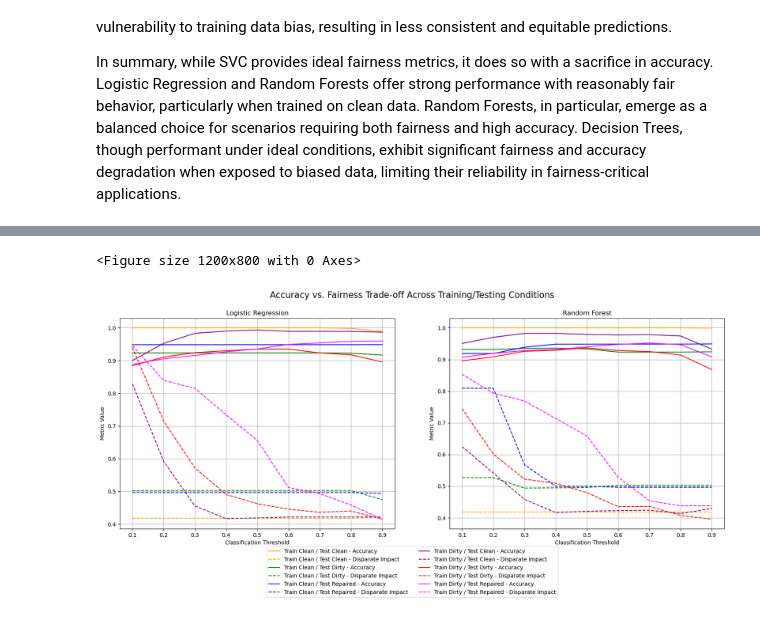
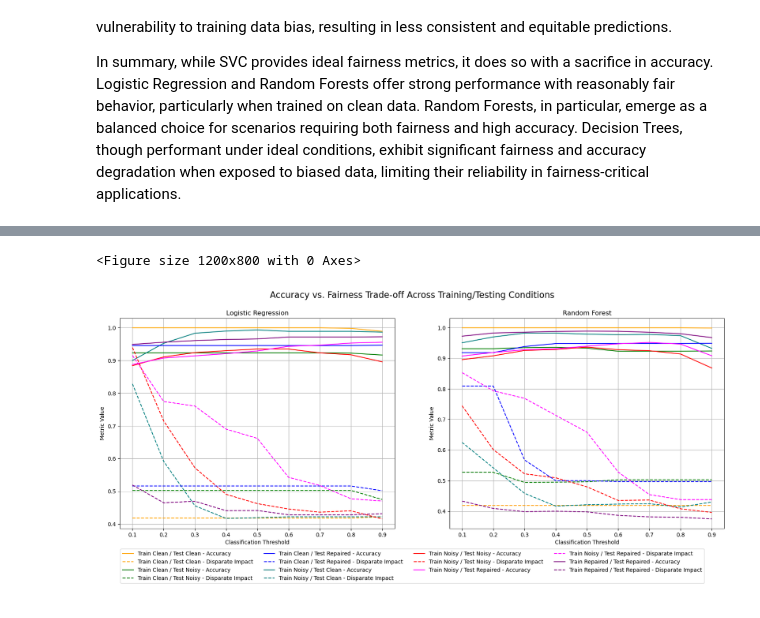
Before and after one commit to michelle-qiu/cs-590-fairness, a Jupyter notebook: pums_ML_updated_analysis.ipynb, the cells around one changed output, grey strips where cells are left out. Cells and saved outputs as stored; diff of their text form; code cells hidden in the pictures.

Commit message:
changed graphs and added repaired

```diff
--- a/pums_ML_updated_analysis.ipynb
+++ b/pums_ML_updated_analysis.ipynb
@@ -72,7 +88,7 @@ def prepare_data(df, is_clean=True, is_repair=False):
 X_train_clean, X_test_clean, y_train_clean, y_test_clean, s_train_clean, s_test_clean = prepare_data(clean_df, is_clean=True)
 X_train_dirty, X_test_dirty, y_train_dirty, y_test_dirty, s_train_dirty, s_test_dirty = prepare_data(dirty_df, is_clean=False)
 
-X_repaired, y_repaired, s_repaired = prepare_data(repaired_df, is_clean=False, is_repair=True)
+X_train_repaired, X_test_repaired, y_train_repaired, y_test_repaired, s_train_repaired, s_test_repaired = prepare_data(repaired_df, is_clean=False)
 # X_repaired, y_repaired, s_repaired = prepare_data(repaired_df, is_clean=False, is_repair=True)
 # %%
 # X_train_clean_c = X_train_clean_c.drop("RAC1P", axis=1)
@@ -265,8 +287,13 @@ y_pred_tree_train_dirty_test_clean = tree_train_dirty.predict(X_test_clean)
 y_pred_tree_train_dirty_test_dirty = tree_train_dirty.predict(X_test_dirty)
 
 #repaired below
-y_pred_tree_train_clean_test_repaired = tree_train_clean.predict(X_repaired)
-y_pred_tree_train_dirty_test_repaired = tree_train_dirty.predict(X_repaired)
+y_pred_tree_train_clean_test_repaired = tree_train_clean.predict(X_test_repaired)
+y_pred_tree_train_dirty_test_repaired = tree_train_dirty.predict(X_test_repaired)
+
+#adding repaired/repaired
+tree_train_repaired = DecisionTreeClassifier(random_state=42)
+tree_train_repaired.fit(X_train_repaired, y_train_repaired)
+y_pred_tree_train_repaired_test_repaired = tree_train_repaired.predict(X_test_repaired)
 # %%
 # rf_train_clean = RandomForestClassifier(random_state=42)
 # rf_train_clean.fit(X_train_clean_c, y_train_clean_c)
@@ -293,8 +320,13 @@ y_pred_rf_train_dirty_test_clean = rf_train_dirty.predict(X_test_clean)
 y_pred_rf_train_dirty_test_dirty = rf_train_dirty.predict(X_test_dirty)
 
 #repaired below
-y_pred_rf_train_clean_test_repaired = rf_train_clean.predict(X_repaired)
-y_pred_rf_train_dirty_test_repaired = rf_train_dirty.predict(X_repaired)
+y_pred_rf_train_clean_test_repaired = rf_train_clean.predict(X_test_repaired)
+y_pred_rf_train_dirty_test_repaired = rf_train_dirty.predict(X_test_repaired)
+
+#adding repaired/repaired
+rf_train_repaired = RandomForestClassifier(random_state=42)
+rf_train_repaired.fit(X_train_repaired, y_train_repaired)
+y_pred_rf_train_repaired_test_repaired = rf_train_repaired.predict(X_test_repaired)
 # %%
 # svm_train_clean = SVC(kernel="linear", max_iter=10000, random_state=42)
 # svm_train_clean.fit(X_train_clean_c, y_train_clean_c)
@@ -640,15 +730,16 @@ def fairness_by_threshold(model, X_test, y_test, sensitive_attr, thresholds=None
 
     return results
 
-def plotThresholds(model_name, model_train_clean, model_train_dirty, X_test_clean, y_test_clean, s_test_clean, X_test_dirty, y_test_dirty, s_test_dirty, X_repaired, y_repaired, s_repaired, ax ):
+def plotThresholds(model_name, model_train_clean, model_train_dirty, model_train_repaired, X_test_clean, y_test_clean, s_test_clean, X_test_dirty, y_test_dirty, s_test_dirty, X_test_repaired, y_test_repaired, s_test_repaired, ax ):
 
     # Apply to all four model combinations
     clean_clean_thresholds = fairness_by_threshold(model_train_clean, X_test_clean, y_test_clean, s_test_clean)
     clean_dirty_thresholds = fairness_by_threshold(model_train_clean, X_test_dirty, y_test_dirty, s_test_dirty)
     dirty_clean_thresholds = fairness_by_threshold(model_train_dirty, X_test_clean, y_test_clean, s_test_clean)
     dirty_dirty_thresholds = fairness_by_threshold(model_train_dirty, X_test_dirty, y_test_dirty, s_test_dirty)
-    clean_repaired_thresholds = fairness_by_threshold(model_train_clean, X_repaired, y_repaired, s_repaired)
-    dirty_repaired_thresholds = fairness_by_threshold(model_train_dirty, X_repaired, y_repaired, s_repaired)
+    clean_repaired_thresholds = fairness_by_threshold(model_train_clean, X_test_repaired, y_test_repaired, s_test_repaired)
+    dirty_repaired_thresholds = fairness_by_threshold(model_train_dirty, X_test_repaired, y_test_repaired, s_test_repaired)
+    repaired_repaired_thresholds = fairness_by_threshold(model_train_repaired, X_test_repaired, y_test_repaired, s_test_repaired)
 
     # Plot trade-offs: accuracy vs disparate impact for each
     thresholds = list(clean_clean_thresholds.keys())
@@ -672,63 +763,71 @@ def plotThresholds(model_name, model_train_clean, model_train_dirty, X_test_clea
     dirty_repaired_acc = [dirty_repaired_thresholds[t]['accuracy'] for t in thresholds]
     dirty_repaired_di = [dirty_repaired_thresholds[t]['disparate_impact'] for t in thresholds]
 
+    repaired_repaired_acc = [repaired_repaired_thresholds[t]['accuracy'] for t in thresholds]
+    repaired_repaired_di = [repaired_repaired_thresholds[t]['disparate_impact'] for t in thresholds]
+
     p0, = ax.plot(thresholds, clean_clean_acc, 'orange', linestyle='-',label='Train Clean / Test Clean - Accuracy')
     p1, = ax.plot(thresholds, clean_clean_di, 'orange', linestyle='--', label='Train Clean / Test Clean - Disparate Impact')
 
-    p2, = ax.plot(thresholds, clean_dirty_acc, 'g-', label='Train Clean / Test Dirty - Accuracy')
-    p3, = ax.plot(thresholds, clean_dirty_di, 'g--', label='Train Clean / Test Dirty - Disparate Impact')
+    p2, = ax.plot(thresholds, clean_dirty_acc, 'g-', label='Train Clean / Test Noisy - Accuracy')
+    p3, = ax.plot(thresholds, clean_dirty_di, 'g--', label='Train Clean / Test Noisy - Disparate Impact')
 
-    p4, = ax.plot(thresholds, dirty_clean_acc, 'purple', linestyle='-', label='Train Dirty / Test Clean - Accuracy')
-    p5, = ax.plot(thresholds, dirty_clean_di, 'purple', linestyle='--', label='Train Dirty / Test Clean - Disparate Impact')
+    p4, = ax.plot(thresholds, dirty_clean_acc, 'teal', linestyle='-', label='Train Noisy / Test Clean - Accuracy')
+    p5, = ax.plot(thresholds, dirty_clean_di, 'teal', linestyle='--', label='Train Noisy / Test Clean - Disparate Impact')
 
-    p6, = ax.plot(thresholds, dirty_dirty_acc, 'r-', label='Train Dirty / Test Dirty - Accuracy')
-    p7, = ax.plot(thresholds, dirty_dirty_di, 'r--', label='Train Dirty / Test Dirty - Disparate Impact')
+    p6, = ax.plot(thresholds, dirty_dirty_acc, 'r-', label='Train Noisy / Test Noisy - Accuracy')
+    p7, = ax.plot(thresholds, dirty_dirty_di, 'r--', label='Train Noisy / Test Noisy - Disparate Impact')
 
     p8, = ax.plot(thresholds, clean_repaired_acc, 'blue', linestyle='-', label='Train Clean / Test Repaired - Accuracy')
     p9, = ax.plot(thresholds, clean_repaired_di, 'blue', linestyle='--', label='Train Clean / Test Repaired - Disparate Impact')
 
-    p10, = ax.plot(thresholds, dirty_repaired_acc, 'magenta', linestyle="-", label='Train Dirty / Test Repaired - Accuracy')
-    p11, = ax.plot(thresholds, dirty_repaired_di, 'magenta', linestyle = "--", label='Train Dirty / Test Repaired - Disparate Impact')
+    p10, = ax.plot(thresholds, dirty_repaired_acc, 'magenta', linestyle="-", label='Train Noisy / Test Repaired - Accuracy')
+    p11, = ax.plot(thresholds, dirty_repaired_di, 'magenta', linestyle = "--", label='Train Noisy / Test Repaired - Disparate Impact')
+
+    p12, = ax.plot(thresholds, repaired_repaired_acc, 'purple', linestyle="-", label='Train Repaired / Test Repaired - Accuracy')
+    p13, = ax.plot(thresholds, repaired_repaired_di, 'purple', linestyle = "--", label='Train Repaired / Test Repaired - Disparate Impact')
 
     ax.set_xlabel('Classification Threshold')
     ax.set_ylabel('Metric Value')
     ax.set_title(model_name)
 
     ax.grid(True)
-    handles = [p0, p1, p2, p3, p8, p9, p4, p5, p6, p7,  p10, p11]
+    handles = [p0, p1, p2, p3, p8, p9, p4, p5, p6, p7,  p10, p11, p12, p13]
     labels = ['Train Clean / Test Clean - Accuracy',
     'Train Clean / Test Clean - Disparate Impact',
-    'Train Clean / Test Dirty - Accuracy',
-    'Train Clean / Test Dirty - Disparate Impact',
+    'Train Clean / Test Noisy - Accuracy',
+    'Train Clean / Test Noisy - Disparate Impact',
     'Train Clean / Test Repaired - Accuracy',
     'Train Clean / Test Repaired - Disparate Impact',
-    'Train Dirty / Test Clean - Accuracy',
-    'Train Dirty / Test Clean - Disparate Impact',
-    'Train Dirty / Test Dirty - Accuracy',
-    'Train Dirty / Test Dirty - Disparate Impact',
+    'Train Noisy / Test Clean - Accuracy',
+    'Train Noisy / Test Clean - Disparate Impact',
+    'Train Noisy / Test Noisy - Accuracy',
+    'Train Noisy / Test Noisy - Disparate Impact',
 #     'Train Clean / Test Repaired - Accuracy',
 #     'Train Clean / Test Repaired - Disparate Impact',
-    'Train Dirty / Test Repaired - Accuracy',
-    'Train Dirty / Test Repaired - Disparate Impact']
+    'Train Noisy / Test Repaired - Accuracy',
+    'Train Noisy / Test Repaired - Disparate Impact',
+    'Train Repaired / Test Repaired - Accuracy',
+    'Train Repaired / Test Repaired - Disparate Impact']
     return  handles, labels
 
 # Plot
 plt.figure(figsize=(12, 8))
 
 fig, axes = plt.subplots(1, 2, figsize=(20, 7),  sharex=True)
 fig.suptitle("Accuracy vs. Fairness Trade-off Across Training/Testing Conditions", fontsize=16)
 
-plotThresholds("Logistic Regression", logreg_train_clean, logreg_train_dirty, X_test_clean, y_test_clean, s_test_clean, X_test_dirty, y_test_dirty, s_test_dirty, X_repaired, y_repaired, s_repaired, ax=axes[0])
+plotThresholds("Logistic Regression", logreg_train_clean, logreg_train_dirty, logreg_train_repaired, X_test_clean, y_test_clean, s_test_clean, X_test_dirty, y_test_dirty, s_test_dirty, X_test_repaired, y_test_repaired, s_test_repaired, ax=axes[0])
 
-fig_handles, fig_labels = plotThresholds("Random Forest", rf_train_clean, rf_train_dirty, X_test_clean, y_test_clean, s_test_clean, X_test_dirty, y_test_dirty, s_test_dirty, X_repaired, y_repaired, s_repaired, ax=axes[1])
+fig_handles, fig_labels = plotThresholds("Random Forest", rf_train_clean, rf_train_dirty, rf_train_repaired, X_test_clean, y_test_clean, s_test_clean, X_test_dirty, y_test_dirty, s_test_dirty, X_repaired, y_repaired, s_repaired, ax=axes[1])
 
-fig.legend(fig_handles, fig_labels, bbox_to_anchor=[0.5, -0.15], loc='lower center', fancybox=True, ncol = 2)
+fig.legend(fig_handles, fig_labels, bbox_to_anchor=[0.5, -0.1], loc='lower center', fancybox=True, ncol = 4)
 
 plt.savefig("tradeoff.png", bbox_inches='tight')
 plt.show()
 # %% [output]
 <Figure size 1200x800 with 0 Axes>
-[figure, old version]
+[figure, new version]
 # %%
 # Function to analyze model performance by group
 # 1: White alone, 2: Black or African American alone, 3: American Indian alone, 4: Alaska Native alone, 5: American Indian and Alaskan Native tribes
```
Also changed, not shown: parts of 21 cells of this notebook, 5 other files.
